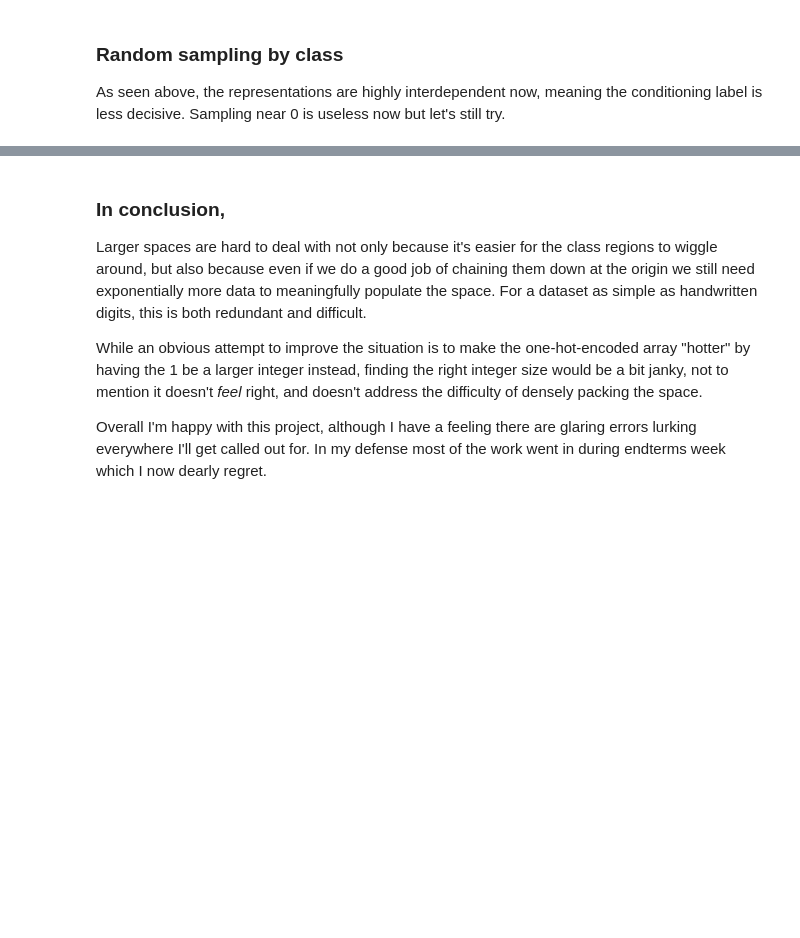
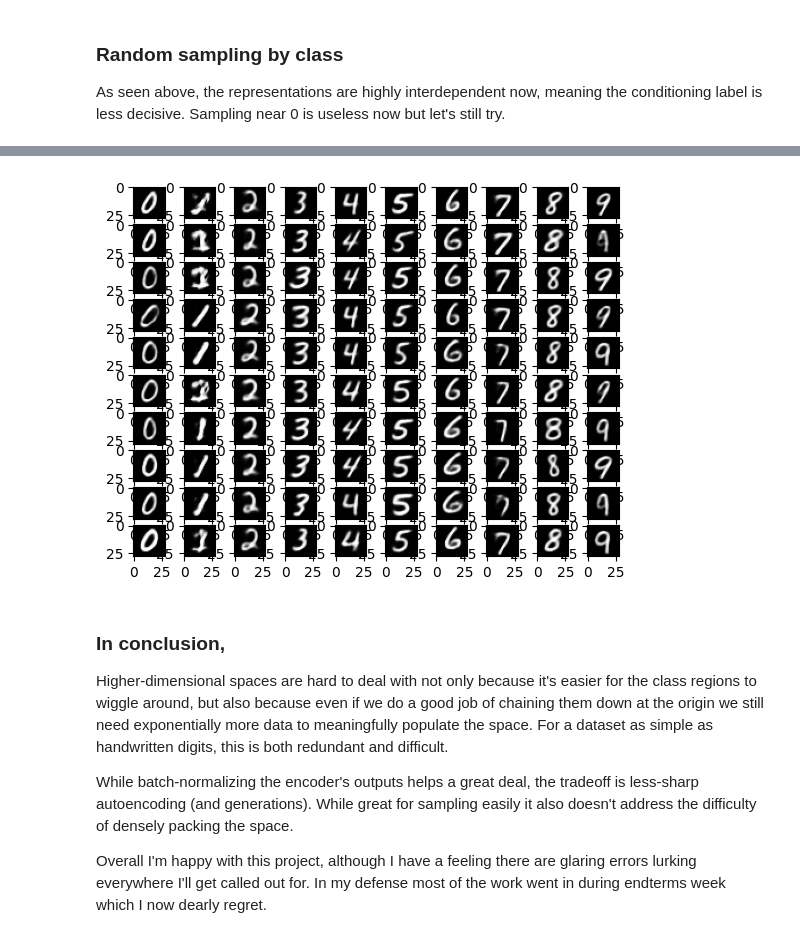
Before and after one commit to amancapy/conditional-autoencoder, a Jupyter notebook: vis10d.ipynb, the cells around one changed output, grey strips where cells are left out. Cells and saved outputs as stored; diff of their text form; code cells hidden in the pictures; blank space fills up the shorter version.

```diff
--- a/vis10d.ipynb
+++ b/vis10d.ipynb
@@ -105,7 +151,22 @@ plt.show()
+# %%
+decoder10d_batchnorm = models.load_model("saved_models/decoder_10d_batchnorm", compile=False)
+
+r = 0.25
+_, ax2 = plt.subplots(10, 10)
+for i in range(10):
+    for j in range(10):
+        hotcode = [0] * 10
+        hotcode[j] = 1
+        sample = np.array([[*[uniform(-r, r) for _ in range(10)], *hotcode]])
+        pred = decoder10d_batchnorm.predict(sample, verbose=0)[0]
+        ax2[i, j].imshow(pred, cmap="gray")
+plt.show()
+# %% [output]
+[figure, added]
 # %% [markdown]
 ### In conclusion,
-Larger spaces are hard to deal with not only because it's easier for the class regions to wiggle around, but also because even if we do a good job of chaining them down at the origin we still need exponentially more data to meaningfully populate the space. For a dataset as simple as handwritten digits, this is both redundant and difficult.
+Higher-dimensional spaces are hard to deal with not only because it's easier for the class regions to wiggle around, but also because even if we do a good job of chaining them down at the origin we still need exponentially more data to meaningfully populate the space. For a dataset as simple as handwritten digits, this is both redundant and difficult.
 
-While an obvious attempt to improve the situation is to make the one-hot-encoded array "hotter" by having the 1 be a larger integer instead, finding the right integer size would be a bit janky, not to mention it doesn't *feel* right, and doesn't address the difficulty of densely packing the space.
+While batch-normalizing the encoder's outputs helps a great deal, the tradeoff is less-sharp autoencoding (and generations). While great for sampling easily it also doesn't address the difficulty of densely packing the space.
 
 Overall I'm happy with this project, although I have a feeling there are glaring errors lurking everywhere I'll get called out for. In my defense most of the work went in during endterms week which I now dearly regret.
```
Also changed, not shown: parts of 13 cells of this notebook, 1 other file.
